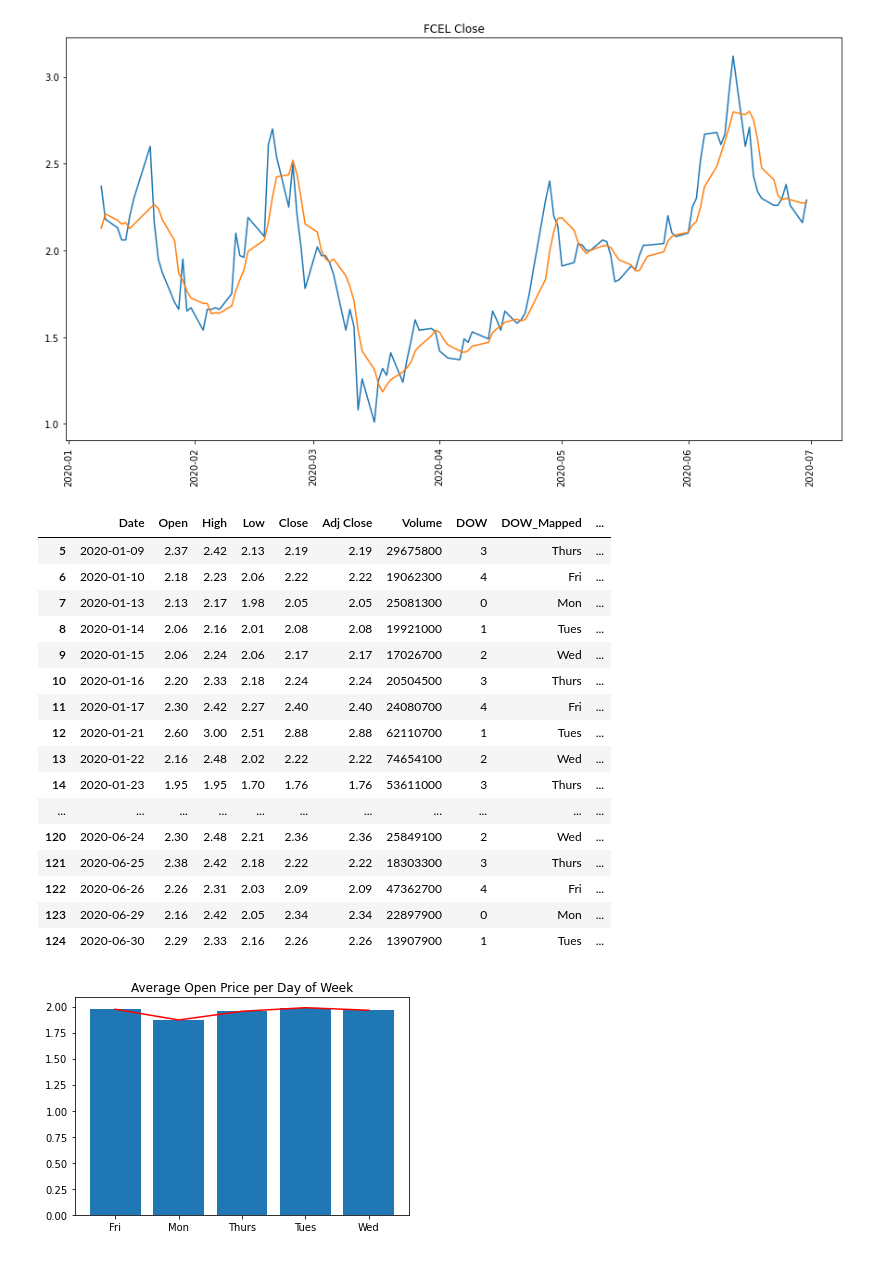
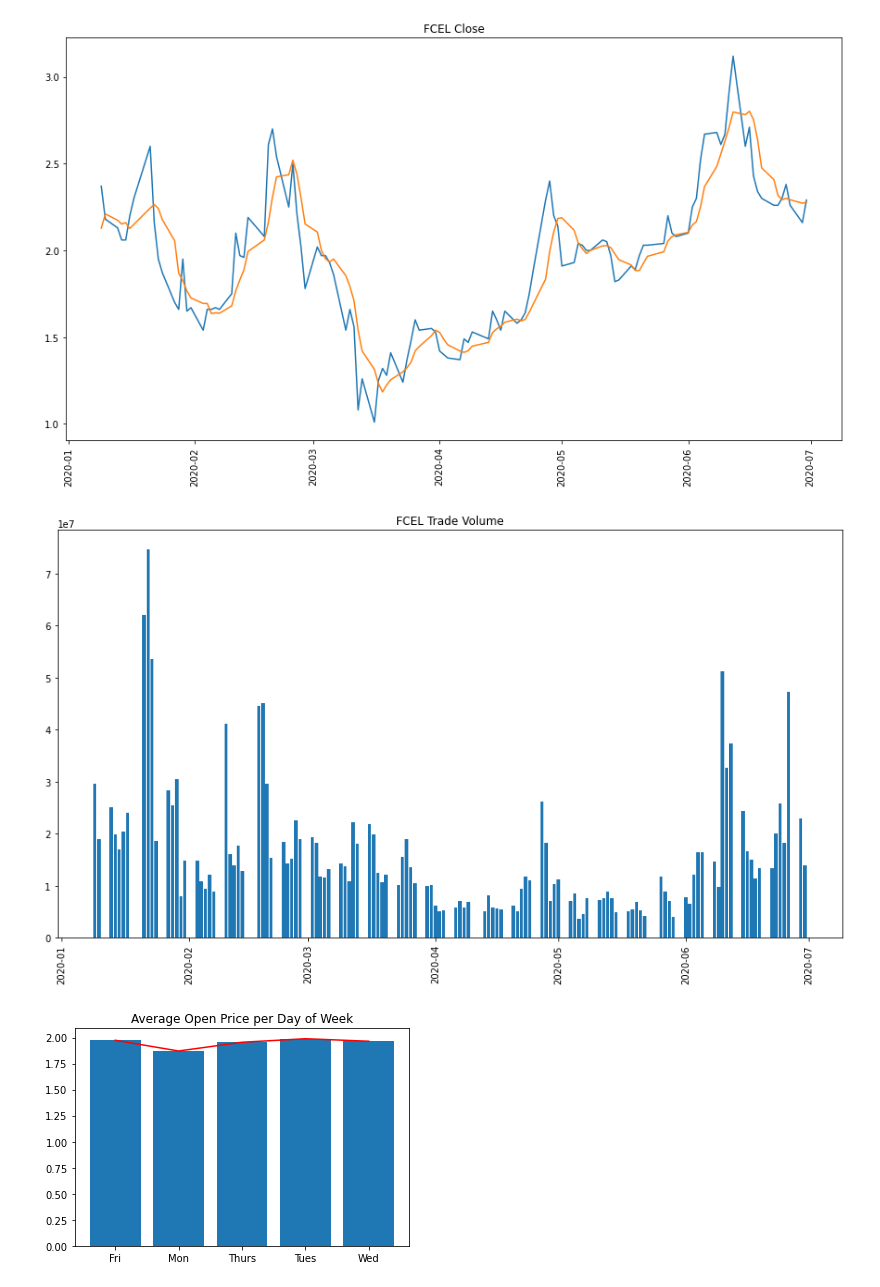
Before and after one commit to Mtaylert/Stock_Evaluation, a Jupyter notebook: StockEvaluations.ipynb, the cells around one changed output. Cells and saved outputs as stored; diff of their text form; code cells hidden in the pictures.

```diff
--- a/StockEvaluations.ipynb
+++ b/StockEvaluations.ipynb
@@ -128,26 +128,18 @@ plt.show()
 # %% [output]
 [*********************100%***********************]  1 of 1 completed
 [figure]
-# %%
-SDOW
-# %% [output]
-|  | Date | Open | High | Low | Close | Adj Close | Volume | DOW | DOW_Mapped | ... |
-| 5 | 2020-01-09 | 2.37 | 2.42 | 2.13 | 2.19 | 2.19 | 29675800 | 3 | Thurs | ... |
-| 6 | 2020-01-10 | 2.18 | 2.23 | 2.06 | 2.22 | 2.22 | 19062300 | 4 | Fri | ... |
-| 7 | 2020-01-13 | 2.13 | 2.17 | 1.98 | 2.05 | 2.05 | 25081300 | 0 | Mon | ... |
-| 8 | 2020-01-14 | 2.06 | 2.16 | 2.01 | 2.08 | 2.08 | 19921000 | 1 | Tues | ... |
-| 9 | 2020-01-15 | 2.06 | 2.24 | 2.06 | 2.17 | 2.17 | 17026700 | 2 | Wed | ... |
-| 10 | 2020-01-16 | 2.20 | 2.33 | 2.18 | 2.24 | 2.24 | 20504500 | 3 | Thurs | ... |
-| 11 | 2020-01-17 | 2.30 | 2.42 | 2.27 | 2.40 | 2.40 | 24080700 | 4 | Fri | ... |
-| 12 | 2020-01-21 | 2.60 | 3.00 | 2.51 | 2.88 | 2.88 | 62110700 | 1 | Tues | ... |
-| 13 | 2020-01-22 | 2.16 | 2.48 | 2.02 | 2.22 | 2.22 | 74654100 | 2 | Wed | ... |
-| 14 | 2020-01-23 | 1.95 | 1.95 | 1.70 | 1.76 | 1.76 | 53611000 | 3 | Thurs | ... |
-| ... | ... | ... | ... | ... | ... | ... | ... | ... | ... | ... |
-| 120 | 2020-06-24 | 2.30 | 2.48 | 2.21 | 2.36 | 2.36 | 25849100 | 2 | Wed | ... |
-| 121 | 2020-06-25 | 2.38 | 2.42 | 2.18 | 2.22 | 2.22 | 18303300 | 3 | Thurs | ... |
-| 122 | 2020-06-26 | 2.26 | 2.31 | 2.03 | 2.09 | 2.09 | 47362700 | 4 | Fri | ... |
-| 123 | 2020-06-29 | 2.16 | 2.42 | 2.05 | 2.34 | 2.34 | 22897900 | 0 | Mon | ... |
-| 124 | 2020-06-30 | 2.29 | 2.33 | 2.16 | 2.26 | 2.26 | 13907900 | 1 | Tues | ... |
+# %%
+
+plt.figure(figsize=(15,8))
+plt.title('{} Trade Volume'.format(ticker))
+
+
+plt.bar(SDOW['Date'],SDOW['Volume'])
+
+plt.xticks(rotation=90)
+plt.show()
+# %% [output]
+[figure, added]
 # %%
 DOW_DF = SDOW.groupby('DOW_Mapped')['Open'].mean().reset_index()
 plt.title("Average Open Price per Day of Week")
```
